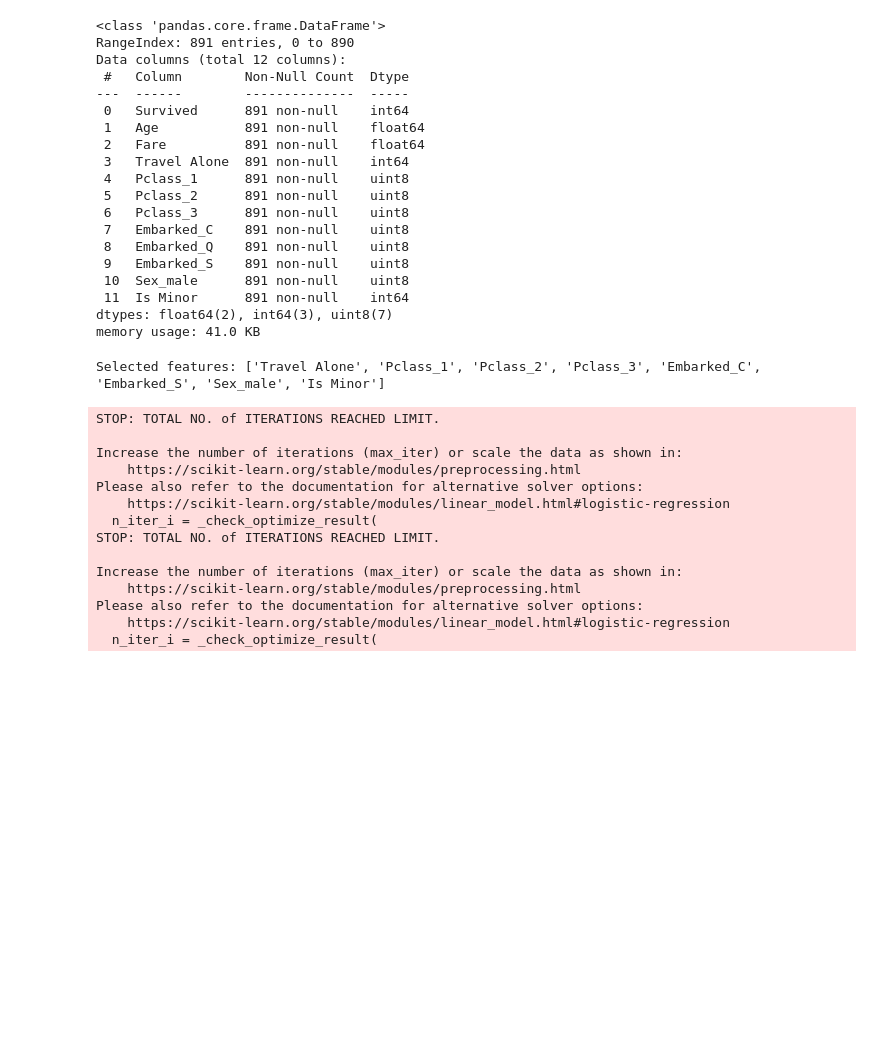
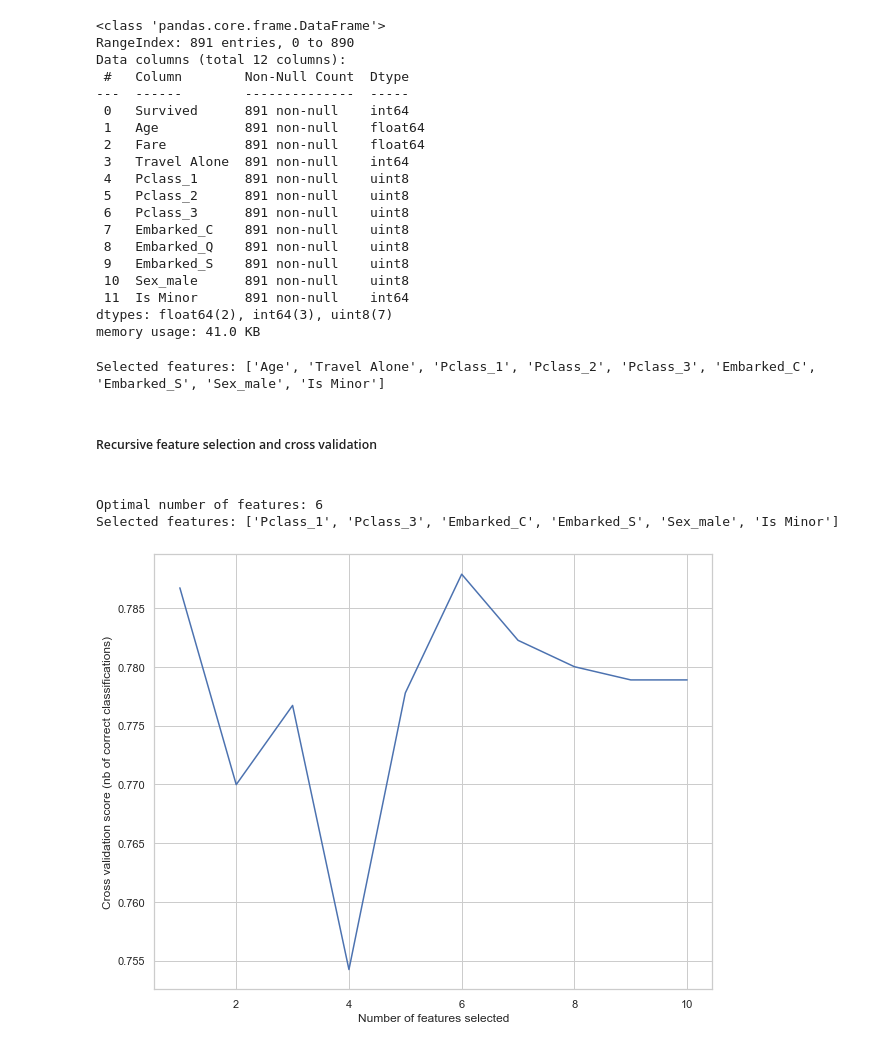
Before and after one commit to audrey1993/Titanic-logistic-regression, a Jupyter notebook: TitanicData.ipynb, the cells around one changed output. Drawn from its saved outputs; the diff is of its cells as text; code cells hidden in the pictures; blank space fills up the shorter version.

Commit message:
logistic regression

```diff
--- a/TitanicData.ipynb
+++ b/TitanicData.ipynb
@@ -751,26 +751,36 @@ from sklearn.feature_selection import RFE
 cols = ["Age","Fare","Travel Alone","Pclass_1","Pclass_2", "Pclass_3","Embarked_C","Embarked_S","Sex_male","Is Minor"]
 X = final_train[cols]
 y = final_train['Survived']
-# Build a logreg and compute the feature importances
-model = LogisticRegression()
-# create the RFE model and select 8 attributes
-rfe = RFE(model, 8)
+
+# Build a logistic regression model and compute the important features
+model = LogisticRegression(solver= 'lbfgs', class_weight = 'balanced', max_iter = 10000)
+
+# create the RFE model and select 9 attributes
+rfe = RFE(model, n_features_to_select =9, step =1)
 rfe = rfe.fit(X, y)
+
 # summarize the selection of the attributes
 print('Selected features: %s' % list(X.columns[rfe.support_]))
 # %% [output]
-Selected features: ['Travel Alone', 'Pclass_1', 'Pclass_2', 'Pclass_3', 'Embarked_C', 'Embarked_S', 'Sex_male', 'Is Minor']
+Selected features: ['Age', 'Travel Alone', 'Pclass_1', 'Pclass_2', 'Pclass_3', 'Embarked_C', 'Embarked_S', 'Sex_male', 'Is Minor']
-STOP: TOTAL NO. of ITERATIONS REACHED LIMIT.
-
-Increase the number of iterations (max_iter) or scale the data as shown in:
-    https://scikit-learn.org/stable/modules/preprocessing.html
-Please also refer to the documentation for alternative solver options:
-    https://scikit-learn.org/stable/modules/linear_model.html#logistic-regression
-  n_iter_i = _check_optimize_result(
-STOP: TOTAL NO. of ITERATIONS REACHED LIMIT.
-
-Increase the number of iterations (max_iter) or scale the data as shown in:
-    https://scikit-learn.org/stable/modules/preprocessing.html
-Please also refer to the documentation for alternative solver options:
-    https://scikit-learn.org/stable/modules/linear_model.html#logistic-regression
-  n_iter_i = _check_optimize_result(
+# %% [markdown]
+<h5>Recursive feature selection and cross validation<h5>
+# %%
+from sklearn.feature_selection import RFECV
+
+rfecv = RFECV(estimator=LogisticRegression(solver= 'lbfgs', class_weight = 'balanced', max_iter = 10000), step=1, cv=10, scoring='accuracy')
+rfecv.fit(X, y)
+
+print("Optimal number of features: %d" % rfecv.n_features_)
+print('Selected features: %s' % list(X.columns[rfecv.support_]))
+
+# Plot number of features VS. cross-validation scores
+plt.figure(figsize=(10,8))
+plt.xlabel("Number of features selected")
+plt.ylabel("Cross validation score (nb of correct classifications)")
+plt.plot(range(1, len(rfecv.grid_scores_) + 1), rfecv.grid_scores_)
+plt.show()
+# %% [output]
+Optimal number of features: 6
+Selected features: ['Pclass_1', 'Pclass_3', 'Embarked_C', 'Embarked_S', 'Sex_male', 'Is Minor']
+[figure, added]
```
Also changed, not shown: parts of 3 cells of this notebook.
